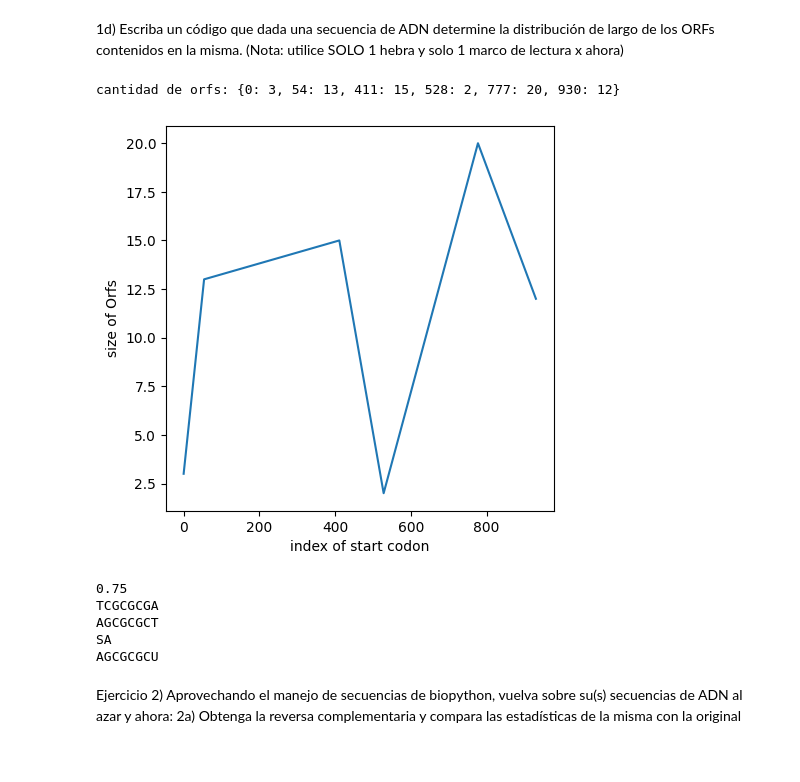
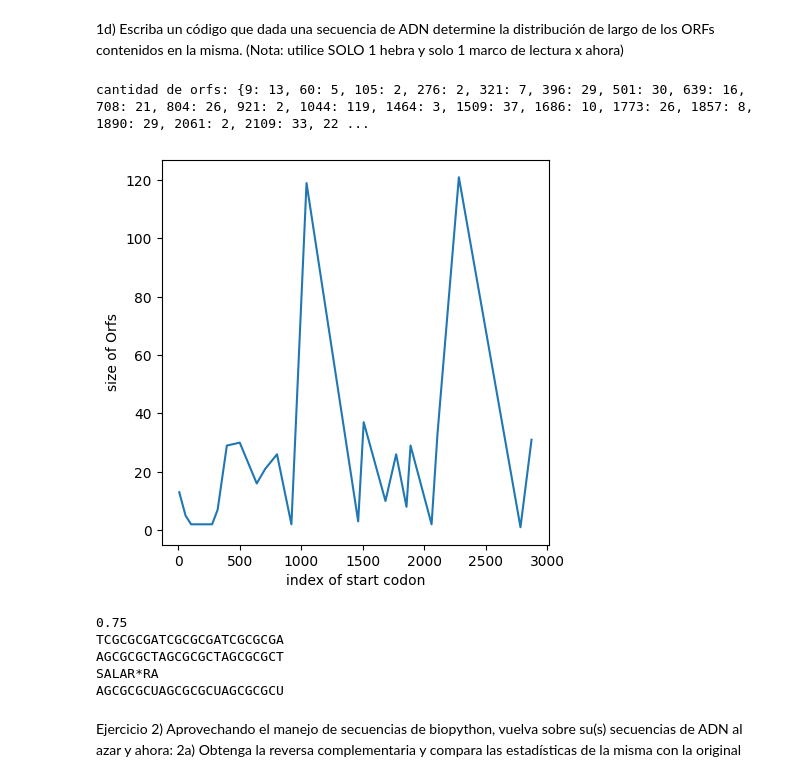
Before and after one commit to agusscarmu/Advanced_Bioinformatic, a Jupyter notebook: TP1.ipynb, the cells around one changed output. Drawn from its saved outputs; the diff is of its cells as text; code cells hidden in the pictures.

```diff
--- a/TP1.ipynb
+++ b/TP1.ipynb
@@ -3,25 +3,18 @@
 usuario. Modifique el código ahora para poder controlar ademas el contenido /%) de GC.
 # %%
 import random
-def generate_seq(size, filter_nucleotides=None, prob=None):
+
+def generate_seq(size, ACGT=None):
     all_nucleotides = ['A', 'C', 'G', 'T']
 
-    if filter_nucleotides is not None:
+    if ACGT is None:
+        r = random.choices(all_nucleotides, k=size)
+    else:
+        r = random.choices(all_nucleotides, weights=ACGT, k=size)
 
-        nucleotides = [n for n in all_nucleotides if n not in filter_nucleotides]
-        num_filter = int(size * prob)
-        num_nucleotides = size - num_filter
+    final_seq_str = ''.join(r)
+    return final_seq_str
 
-        sec_filter = random.choices(filter_nucleotides, k=num_filter)
-        sec_nucleotides = random.choices(nucleotides, k=num_nucleotides)
-
-        final_sec = sec_filter + sec_nucleotides
-        random.shuffle(final_sec)
-    else:
-        final_sec = random.choices(all_nucleotides, k=size)
-    final_sec_str = ''.join(final_sec)
-    return final_sec_str
-
-random_seq = generate_seq(10000, ['G', 'C'], 0.5)
+random_seq = generate_seq(10000)
 print(random_seq)
 # %% [output]
@@ -142,13 +136,9 @@ cantidad de aminoacidos: {'A': 19, 'R': 5, 'N': 19, 'D': 22, 'C': 14, 'E': 7, 'Q
 # %% [markdown]
 1d) Escriba un código que dada una secuencia de ADN determine la distribución de largo de los ORFs contenidos en la misma. (Nota: utilice SOLO 1 hebra y solo 1 marco de lectura x ahora)
 # %%
-def orfs(chain, type):
-    if type == 'ARN':
-        start_codon = "AUG"
-        end_codons = ["UAA", "UAG", "UGA"]
-    else:
-        start_codon = "ATG"
-        end_codons = ["TAA", "TAG", "TGA"]
+def orfs(chain):
+
+    end_codons = ["TAA", "TAG", "TGA"]
 
     orfs_sizes= {}
     counting = False
@@ -156,47 +146,47 @@ def orfs(chain, type):
     s=0
     for i in range(0, len(chain)-3, 3):
         actual_codon = chain[i:i+3]
-        if start_codon==actual_codon:
+        if actual_codon in end_codons and not counting:
             index=i
             counting = True
         elif actual_codon in end_codons and counting:
             counting = False
             orfs_sizes[index] = s
             s=0
         if counting:
             s=s+1
     return orfs_sizes
 
 def transcribe_dna(dna):
     t_dna = []
     for i in range(len(dna)):
         if dna[i] == 'T':
             t_dna.append('U')
         else:
             t_dna.append(dna[i])
     return ''.join(t_dna)
 
-t_dna=transcribe_dna(generate_seq(1000))
-orfs_sizes=orfs(generate_seq(1000), type='ADN')
+t_dna=transcribe_dna(generate_seq(1000*3))
+orfs_sizes=orfs(generate_seq(1000*3))
 
 def plot_orfs(orfs_sizes):
     plt.figure(figsize=(5,5))
     plt.plot(orfs_sizes.keys(),orfs_sizes.values())
     plt.xlabel("index of start codon")
     plt.ylabel("size of Orfs")
     plt.show()
 
 print(f"cantidad de orfs: {orfs_sizes}")
 plot_orfs(orfs_sizes)
 # %% [output]
-cantidad de orfs: {0: 3, 54: 13, 411: 15, 528: 2, 777: 20, 930: 12}
+cantidad de orfs: {9: 13, 60: 5, 105: 2, 276: 2, 321: 7, 396: 29, 501: 30, 639: 16, 708: 21, 804: 26, 921: 2, 1044: 119, 1464: 3, 1509: 37, 1686: 10, 1773: 26, 1857: 8, 1890: 29, 2061: 2, 2109: 33, 22 ...
-[figure, old version]
+[figure, new version]
 # %%
 #Pruebas BIOPYTHON
 from Bio.SeqUtils import gc_fraction
 from Bio.Seq import Seq
 
-my_seq = Seq("AGCGCGCT")
+my_seq = Seq("AGCGCGCT"*3)
 gc_frac = gc_fraction(my_seq)
 
 print(gc_frac)
@@ -206,10 +196,10 @@ print(my_seq.translate())
 print(my_seq.transcribe())
 # %% [output]
 0.75
-TCGCGCGA
-AGCGCGCT
-SA
-AGCGCGCU
+TCGCGCGATCGCGCGATCGCGCGA
+AGCGCGCTAGCGCGCTAGCGCGCT
+SALAR*RA
+AGCGCGCUAGCGCGCUAGCGCGCU
 # %% [markdown]
 Ejercicio
 2) Aprovechando el manejo de secuencias de biopython, vuelva sobre su(s) secuencias
```
Also changed, not shown: parts of 23 cells of this notebook.
